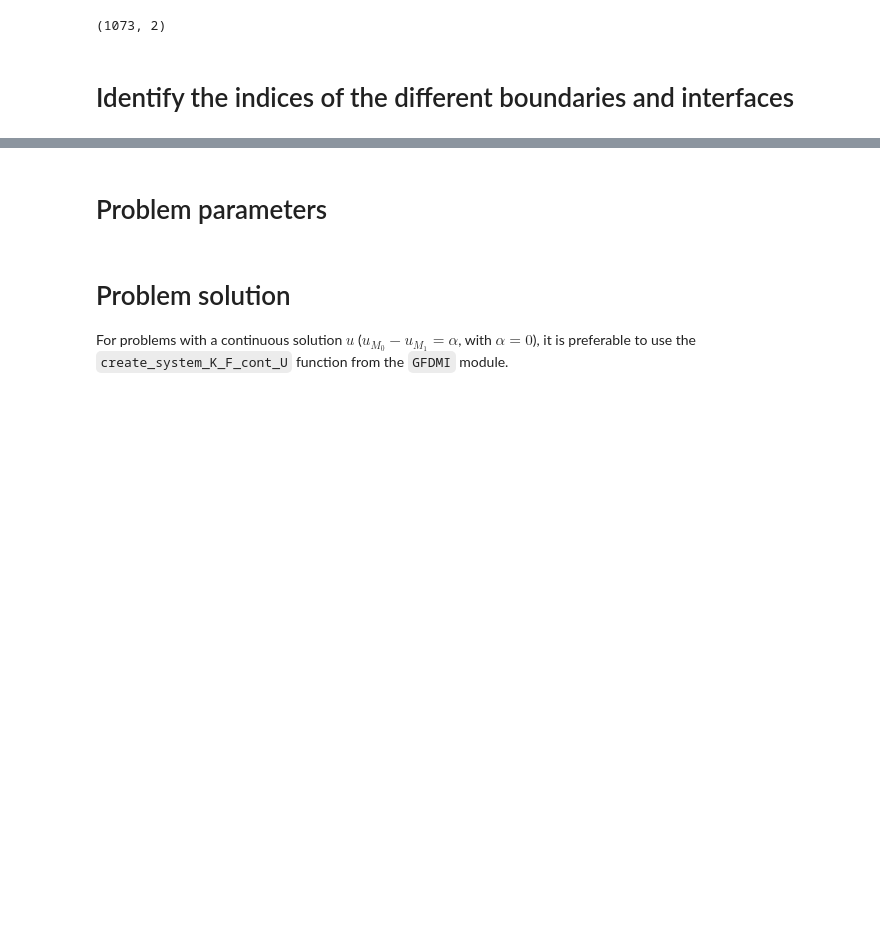
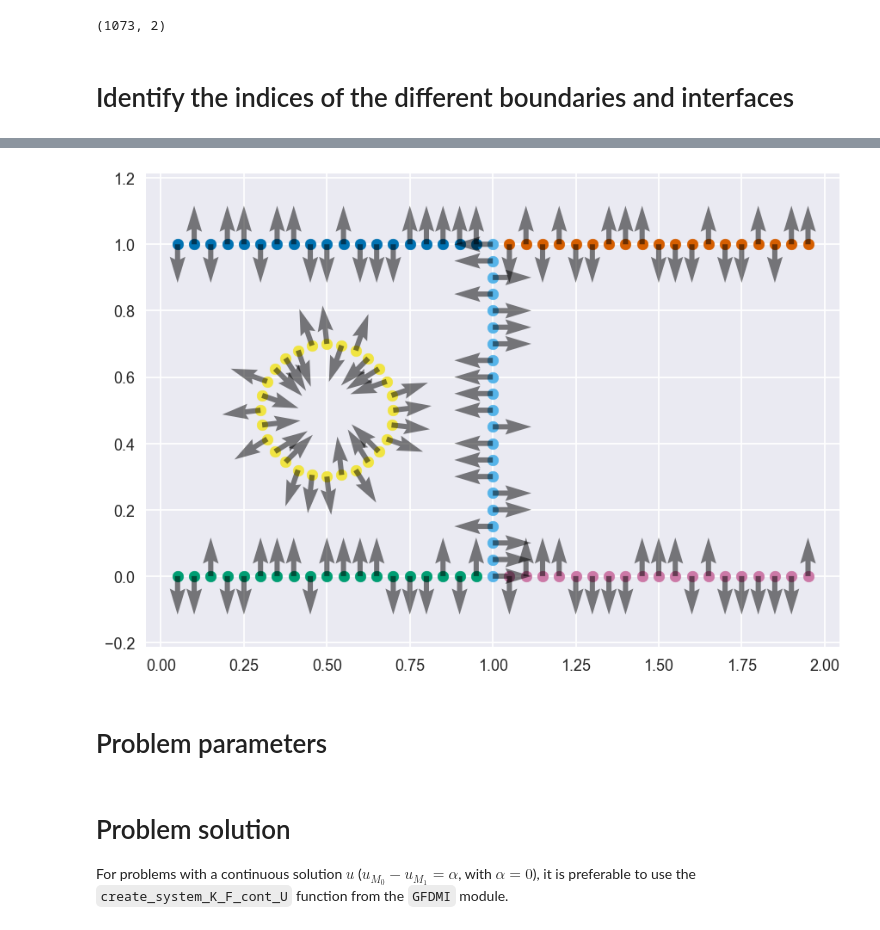
Before and after one commit to RicardoRG73/GFDFlow, a Jupyter notebook: examples/legacy/ex5.ipynb, the cells around one changed output, grey strips where cells are left out. Drawn from its saved outputs; the diff is of its cells as text; code cells hidden in the pictures; blank space fills up the shorter version.

```diff
--- a/examples/legacy/ex5.ipynb
+++ b/examples/legacy/ex5.ipynb
@@ -233,3 +245,20 @@ plt.legend(loc="center")
+# %%
+# plotting normal vectors
+plt.figure()
+for nodes in nodes_to_compute:
+    plt.scatter(coords[nodes,0], coords[nodes,1])
+    plt.quiver(
+        coords[nodes,0],
+        coords[nodes,1],
+        normal_vecs[nodes,0],
+        normal_vecs[nodes,1],
+        alpha=0.5
+    )
+
+plt.axis("equal")
+plt.show()
+# %% [output]
+[figure, added]
 # %% [markdown]
 # Problem parameters
 # %%
```
Also changed, not shown: parts of 7 cells of this notebook.
